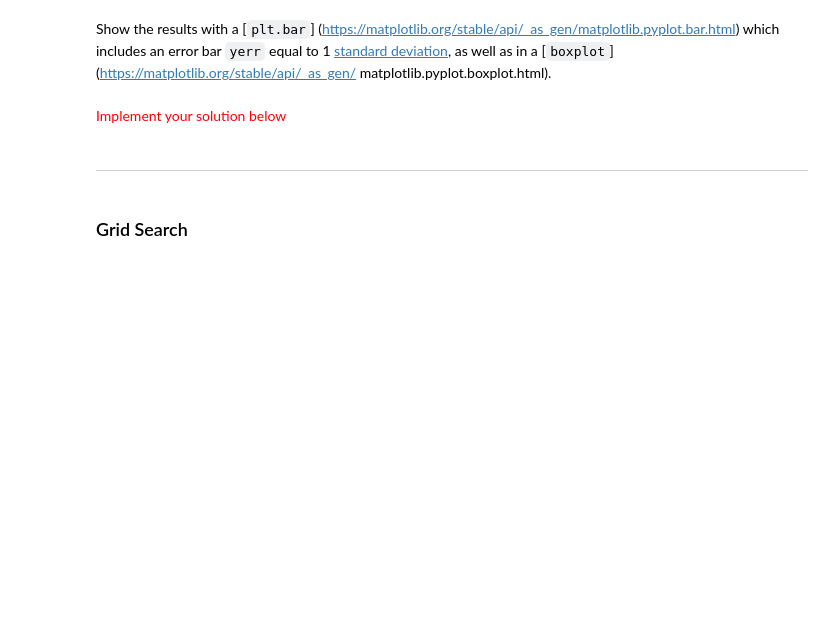
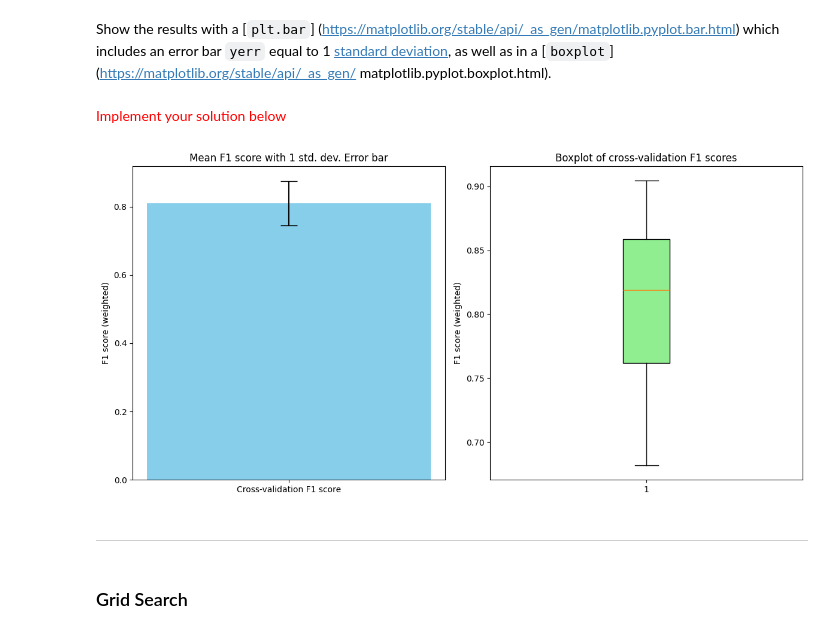
Before and after one commit to petkokp/m1-hands-on-machine-learning, a Jupyter notebook: TP 2 - Scikit-Learn - Evaluation.ipynb, the cells around one changed output. Saved outputs shown, nothing was run; the diff lists cells and outputs as text; code cells hidden in the pictures; blank space fills up the shorter version.

Commit message:
cross-validation

```diff
--- a/TP 2 - Scikit-Learn - Evaluation.ipynb
+++ b/TP 2 - Scikit-Learn - Evaluation.ipynb
@@ -313,0 +312,10 @@ SCORINGS = "f1_weighted"
+# %%
+from sklearn.model_selection import cross_val_score
+
+SCORINGS = "f1_weighted"
+
+classifier = naive_bayes.GaussianNB()
+
+cv_scores = cross_val_score(classifier, data, digits.target, cv=10, scoring=SCORINGS)
+
+print("Cross-validation F1 scores (weighted):", cv_scores)
@@ -315,6 +326,27 @@ SCORINGS = "f1_weighted"
 Show the results with a [`plt.bar`] (https://matplotlib.org/stable/api/_as_gen/matplotlib.pyplot.bar.html) which includes an error bar `yerr` equal to 1 [standard deviation](https://numpy.org/doc/stable/reference/generated/numpy.std.html), as well as in a [`boxplot`](https://matplotlib.org/stable/api/_as_gen/ matplotlib.pyplot.boxplot.html).
 # %% [markdown]
 <span style="color:red">Implement your solution below</span>
+# %%
+mean_score = np.mean(cv_scores)
+std_dev = np.std(cv_scores)
+
+plt.figure(figsize=(12, 6))
+
+plt.subplot(1, 2, 1)
+plt.bar(1, mean_score, yerr=std_dev, color="skyblue", capsize=10)
+plt.xticks([1], ["Cross-validation F1 score"])
+plt.ylabel("F1 score (weighted)")
+plt.title("Mean F1 score with 1 std. dev. Error bar")
+
+plt.subplot(1, 2, 2)
+plt.boxplot(cv_scores, vert=True, patch_artist=True, boxprops=dict(facecolor="lightgreen"))
+plt.ylabel("F1 score (weighted)")
+plt.title("Boxplot of cross-validation F1 scores")
+
+plt.tight_layout()
+plt.show()
+# %% [output]
+[figure, added]
 # %% [markdown]
 ---
 # %% [markdown]
```
Also changed, not shown: parts of 2 cells of this notebook.
